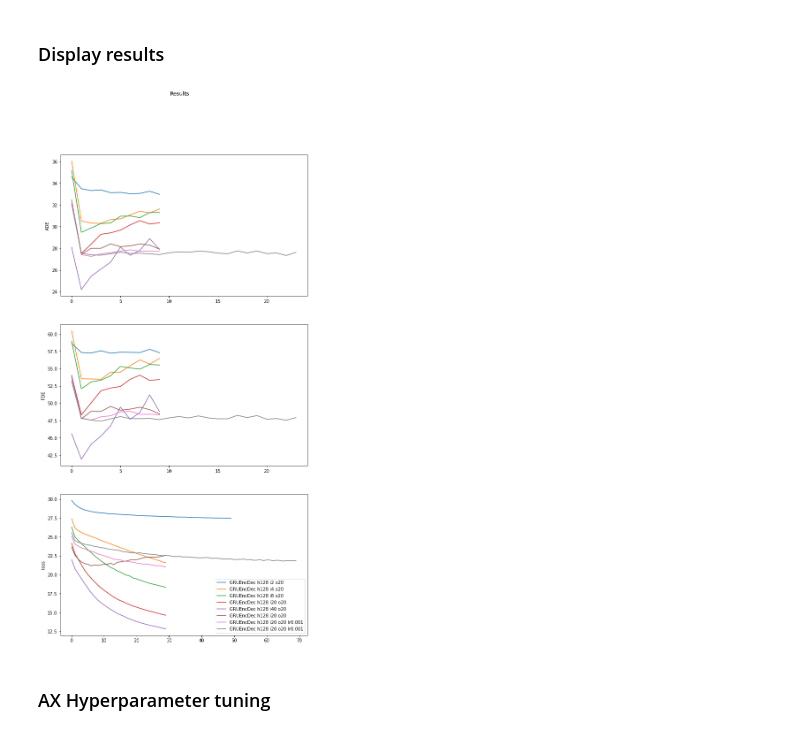
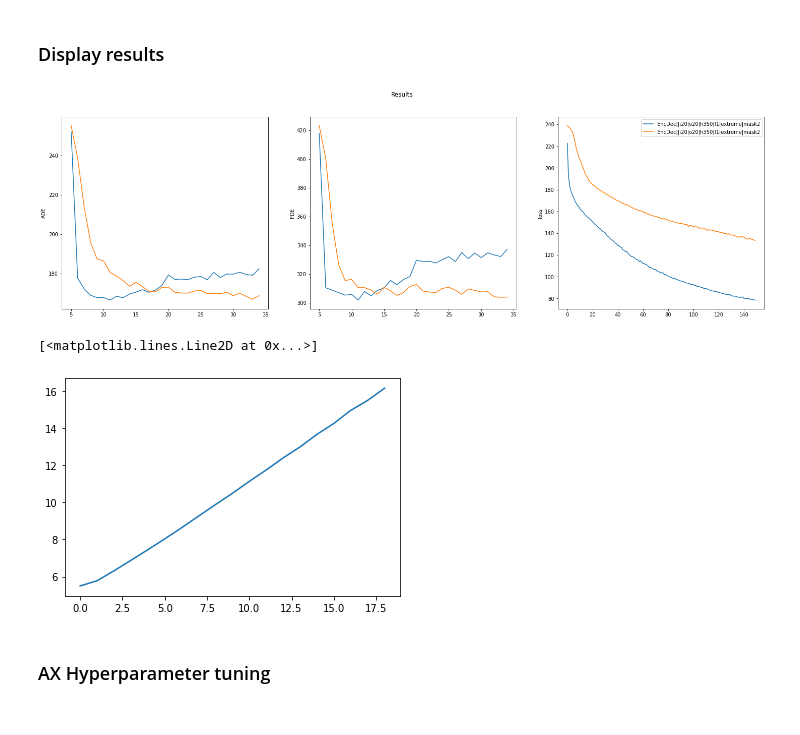
Before and after one commit to regevti/Pogona_Pursuit, a Jupyter notebook: Arena/Prediction/notebooks/predictor_train.ipynb, the cells around one changed output. Saved outputs shown, nothing was run; the diff lists cells and outputs as text; code cells hidden in the pictures.

```diff
--- a/Arena/Prediction/notebooks/predictor_train.ipynb
+++ b/Arena/Prediction/notebooks/predictor_train.ipynb
@@ -153,0 +133,3 @@ mask_fn = train_eval.keep_mask(train_eval.compose_masks(mask_fns=[
+# %%
+# run when masking is updated
+train_eval.update_trials_dict(trials_dict, mask_fn, keep_prob=mask_dict['keep_prob'])
@@ -154,15 +168,13 @@ mask_fn = train_eval.keep_mask(train_eval.compose_masks(mask_fns=[
 # %%
-train_dl, val_dl, test_dl = train_eval.create_train_val_test_dataloaders(
-    all_df, train, val, test,
-    net_params['input_labels'], net_params['output_labels'],
-    net_params['inp_seq_len'], net_params['out_seq_len'],
-    batch_size=training_params['batch_size'], mask_fn=mask_fn)
+train_dl, val_dl, test_dl = train_eval.create_train_val_test_dataloaders(trials_dict, train_trials, val_trials, test_trials,
+                                                                         train_mask=True, val_mask=True, test_mask=False,
+                                                                         batch_size=training_params['batch_size'], shuffle=True)
 
 print("Sample size:")
-print(f"Training: {len(train_dl) * batch_size}")
+print(f"Training: {len(train_trials)} trials, {len(train_dl.dataset)} seqs")
 if val_dl is not None:
-    print(f"Validation: {len(val_dl) * batch_size} ")
+    print(f"Validation: {len(val_trials)} trials, {len(val_dl.dataset)} seqs")
 if test_dl is not None:
-    print(f"Test: {len(test_dl) * batch_size}")
+    print(f"Test: {len(test_trials)} trials, {len(test_dl.dataset)} seqs")
 # %% [output]
 Sample size:
@@ -326,27 +471,46 @@ params_dict
 # %% [markdown]
 ### Display results
+# %%
+def pretty_name(name):
+    return '|'.join(re.sub("\d{4}-\d{4}", "", name).split('_')).replace('LSTM','Enc').replace('GRU','')
 # %%
-def plot_train_results(results_list, title):
-    fig, axs = plt.subplots(3, figsize=(10,20))
+def plot_train_results(results_list, title, pretty=None, fname=None, base='../experiments_plots/'):
+    fig, axs = plt.subplots(1,3, figsize=(25,7))
     fig.suptitle(title)
 
     axs[0].set_ylabel("ADE")
     axs[1].set_ylabel("FDE")
     axs[2].set_ylabel("loss")
 
+    longest = 0
     for (losses, ADEs, FDEs, name) in results_list:
         if 'LSTM' in name:
             lstyle = '--'
         else:
             lstyle = '-'
+        if pretty:
+            name = pretty(name)
+        fsize=20
+
+        if len(list(ADEs.keys())) > longest:
+            longest = len(list(ADEs.keys()))
+            axs[0].set_xticklabels(ADEs.keys())
+            axs[1].set_xticklabels(FDEs.keys())
+
         axs[0].plot(list(ADEs.values()), label=name, linestyle=lstyle)
+
         #axs[0].legend()
         axs[1].plot(list(FDEs.values()), label=name, linestyle=lstyle)
         #axs[1].legend()
         #axs[0].set_xticklabels(np.ar)
         axs[2].plot(losses, label=name, linestyle=lstyle)
-        axs[2].legend()
+        axs[2].legend(fontsize=10)
+    if not fname:
+        fn = os.path.join(base, datetime.now().strftime('%m%d-%H%M')+'.jpg')
+    else:
+        fn = os.path.join(base, fname+'.jpg')
+    fig.savefig(fn)
 # %%
-plot_train_results(results, "Results")
+plot_train_results(results[-2:], "Results", pretty=pretty_name, fname="mask_compare")
 # %% [output]
-[figure, old version]
+[figure, new version]
@@ -353,3 +521,8 @@ plot_train_results(results, "Results")
+# %%
+plt.plot(best_ades)
+# %% [output]
+[<matplotlib.lines.Line2D at 0x...>]
+[figure, added]
 # %% [markdown]
 ### AX Hyperparameter tuning
 # %%
```
Also changed, not shown: parts of 20 cells of this notebook, 10 other files.
